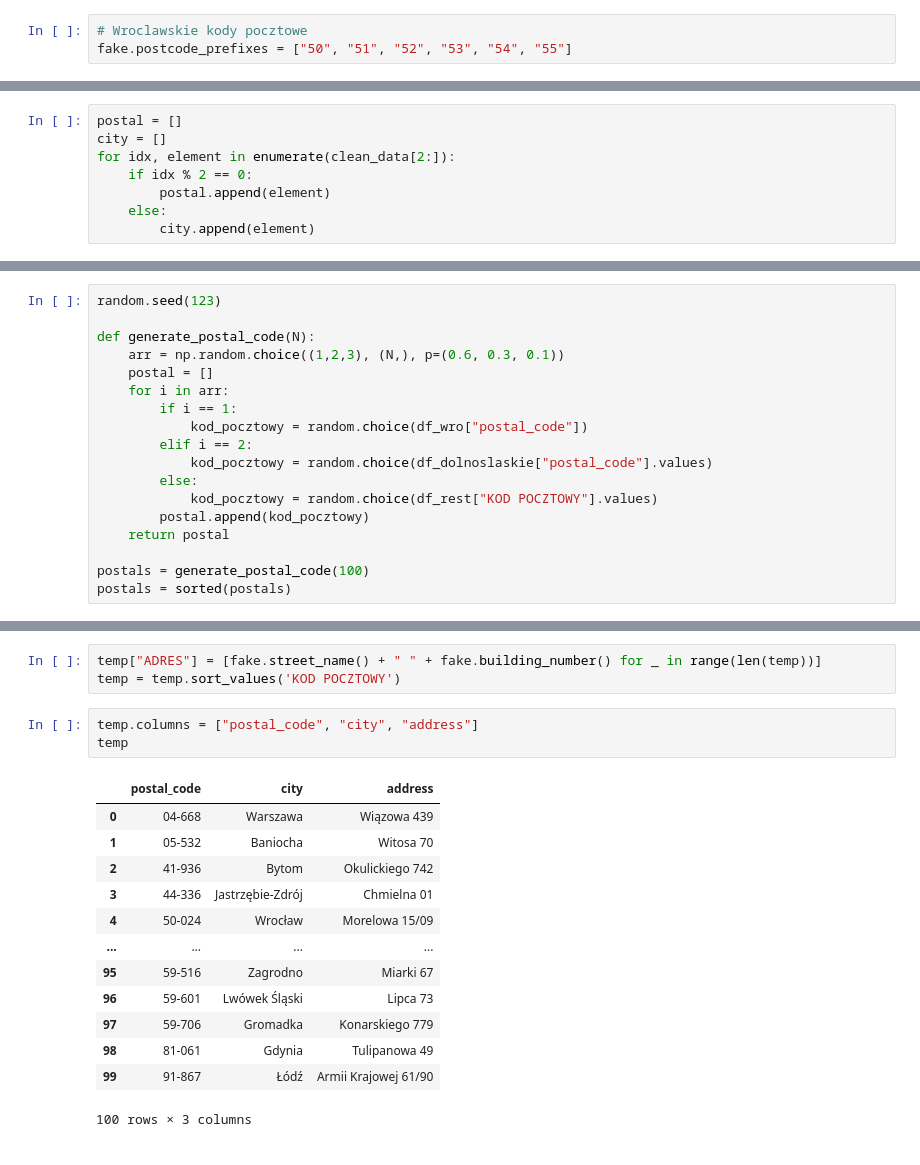
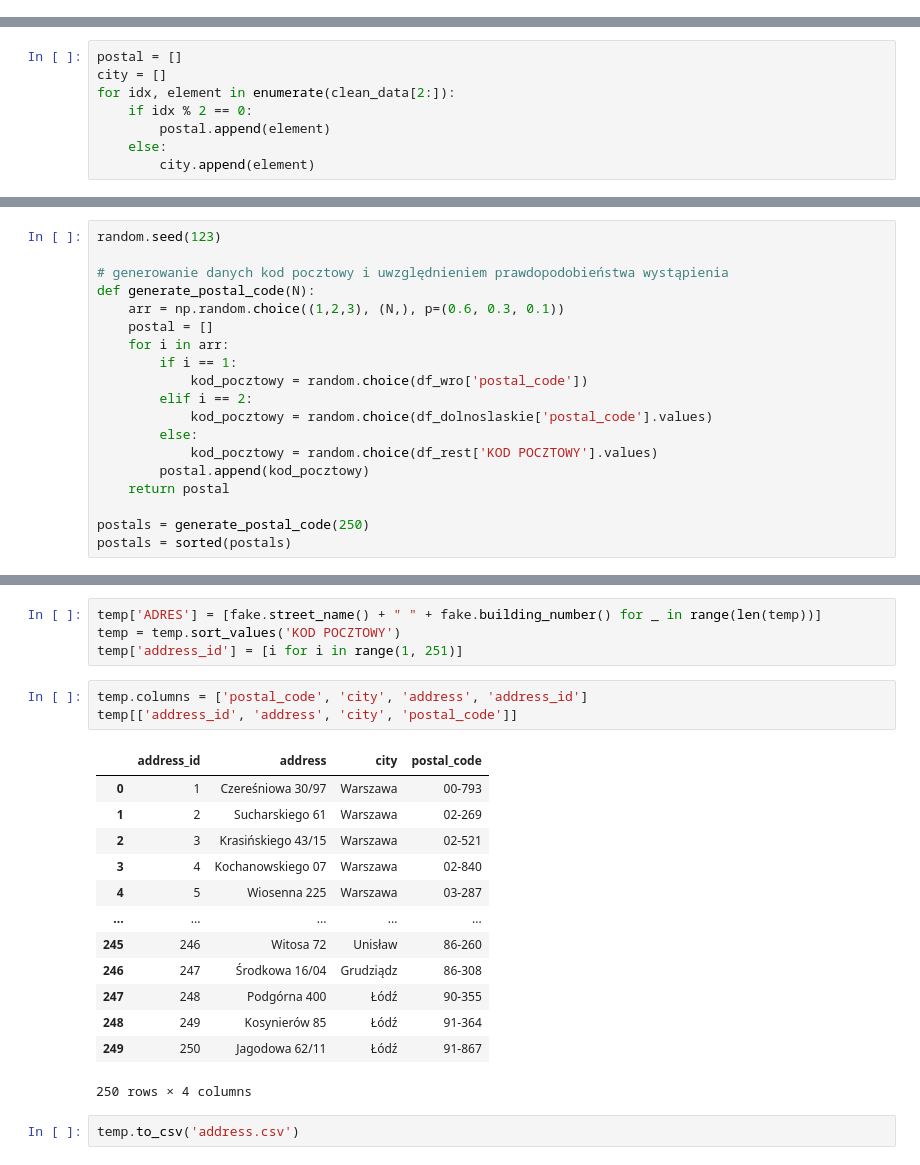
Before and after one commit to Staszek15/store-database, a Jupyter notebook: address.ipynb, the cells around one changed output, grey strips where cells are left out. Drawn from its saved outputs; the diff is of its cells as text.

Commit message:
creating csv file with created address table

```diff
--- a/address.ipynb
+++ b/address.ipynb
@@ -31,4 +34 @@ al. Koralowa 56/77 84-180 Rybnik
-# %%
-# Wroclawskie kody pocztowe
-fake.postcode_prefixes = ["50", "51", "52", "53", "54", "55"]
 # %%
@@ -167,19 +154,20 @@ df_rest
 # %%
 random.seed(123)
 
+# generowanie danych kod pocztowy i uwzględnieniem prawdopodobieństwa wystąpienia
 def generate_postal_code(N):
     arr = np.random.choice((1,2,3), (N,), p=(0.6, 0.3, 0.1))
     postal = []
     for i in arr:
         if i == 1:
-            kod_pocztowy = random.choice(df_wro["postal_code"])
+            kod_pocztowy = random.choice(df_wro['postal_code'])
         elif i == 2:
-            kod_pocztowy = random.choice(df_dolnoslaskie["postal_code"].values)
+            kod_pocztowy = random.choice(df_dolnoslaskie['postal_code'].values)
         else:
-            kod_pocztowy = random.choice(df_rest["KOD POCZTOWY"].values)
+            kod_pocztowy = random.choice(df_rest['KOD POCZTOWY'].values)
         postal.append(kod_pocztowy)
     return postal
 
-postals = generate_postal_code(100)
+postals = generate_postal_code(250)
 postals = sorted(postals)
 # %%
@@ -203,20 +192,23 @@ temp
 # %%
-temp["ADRES"] = [fake.street_name() + " " + fake.building_number() for _ in range(len(temp))]
+temp['ADRES'] = [fake.street_name() + " " + fake.building_number() for _ in range(len(temp))]
 temp = temp.sort_values('KOD POCZTOWY')
+temp['address_id'] = [i for i in range(1, 251)]
 # %%
-temp.columns = ["postal_code", "city", "address"]
-temp
+temp.columns = ['postal_code', 'city', 'address', 'address_id']
+temp[['address_id', 'address', 'city', 'postal_code']]
 # %% [output]
-|  | postal_code | city | address |
-| 0 | 04-668 | Warszawa | Wiązowa 439 |
-| 1 | 05-532 | Baniocha | Witosa 70 |
-| 2 | 41-936 | Bytom | Okulickiego 742 |
-| 3 | 44-336 | Jastrzębie-Zdrój | Chmielna 01 |
-| 4 | 50-024 | Wrocław | Morelowa 15/09 |
-| ... | ... | ... | ... |
-| 95 | 59-516 | Zagrodno | Miarki 67 |
-| 96 | 59-601 | Lwówek Śląski | Lipca 73 |
-| 97 | 59-706 | Gromadka | Konarskiego 779 |
-| 98 | 81-061 | Gdynia | Tulipanowa 49 |
-| 99 | 91-867 | Łódź | Armii Krajowej 61/90 |
+|  | address_id | address | city | postal_code |
+| 0 | 1 | Czereśniowa 30/97 | Warszawa | 00-793 |
+| 1 | 2 | Sucharskiego 61 | Warszawa | 02-269 |
+| 2 | 3 | Krasińskiego 43/15 | Warszawa | 02-521 |
+| 3 | 4 | Kochanowskiego 07 | Warszawa | 02-840 |
+| 4 | 5 | Wiosenna 225 | Warszawa | 03-287 |
+| ... | ... | ... | ... | ... |
+| 245 | 246 | Witosa 72 | Unisław | 86-260 |
+| 246 | 247 | Środkowa 16/04 | Grudziądz | 86-308 |
+| 247 | 248 | Podgórna 400 | Łódź | 90-355 |
+| 248 | 249 | Kosynierów 85 | Łódź | 91-364 |
+| 249 | 250 | Jagodowa 62/11 | Łódź | 91-867 |
-100 rows × 3 columns
+250 rows × 4 columns
+# %%
+temp.to_csv('address.csv')
```
Also changed, not shown: parts of 11 cells of this notebook, 1 other file.
